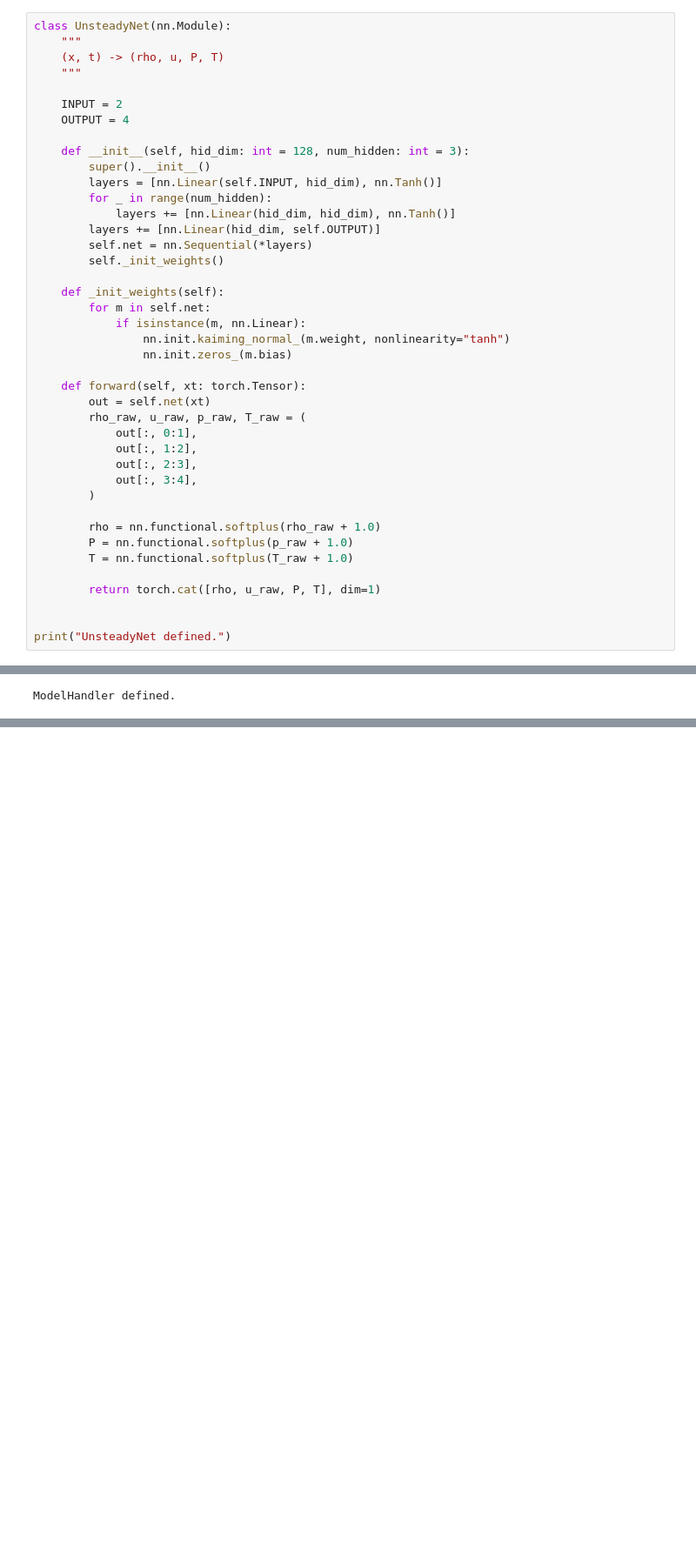
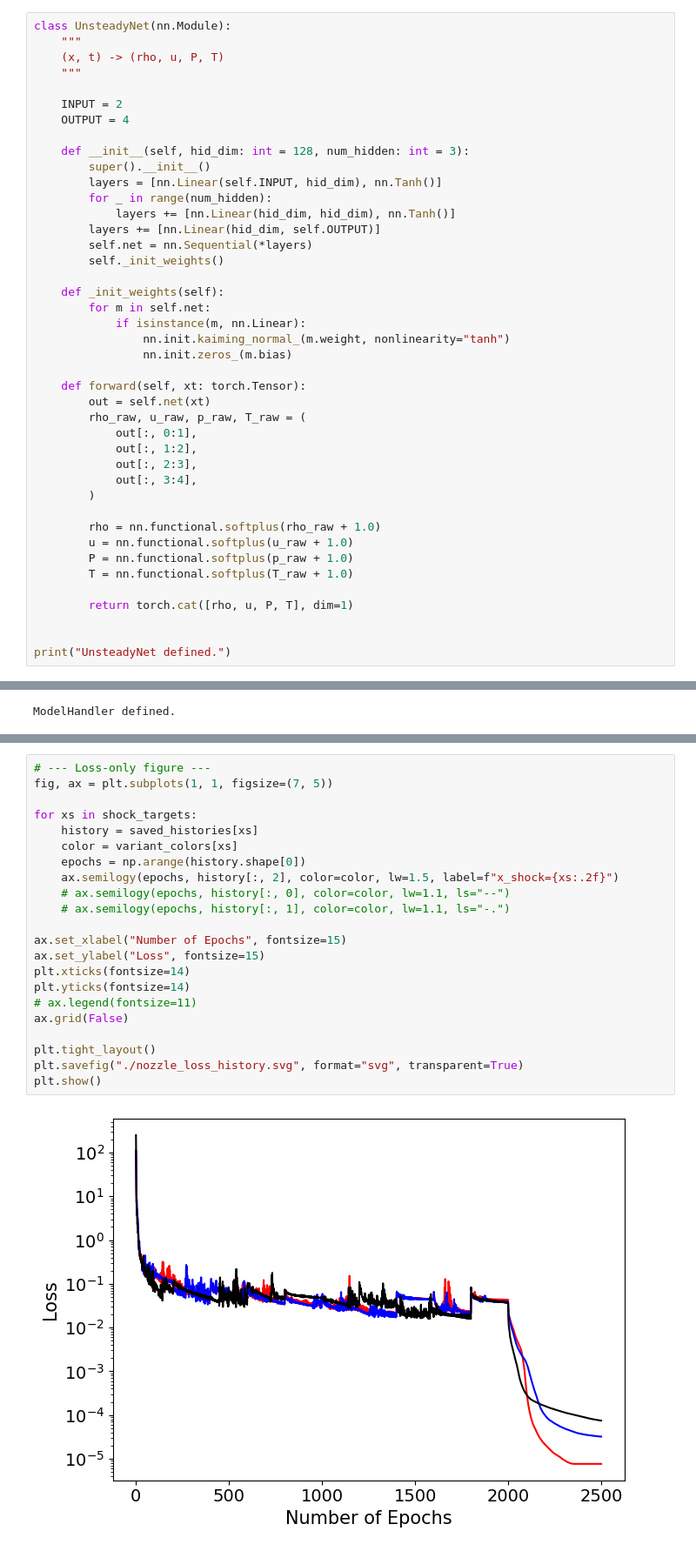
Before and after one commit to Lofty-Brambles/qsnippets, a Jupyter notebook: 07_cd_nozzle/unsteady-cd-addpinn.ipynb, the cells around one changed output, grey strips where cells are left out. Shown at 87% size. Saved outputs shown, nothing was run; the diff lists cells and outputs as text; blank space fills up the shorter version.

```diff
--- a/07_cd_nozzle/unsteady-cd-addpinn.ipynb
+++ b/07_cd_nozzle/unsteady-cd-addpinn.ipynb
@@ -263,10 +263,11 @@ class UnsteadyNet(nn.Module):
         )
 
         rho = nn.functional.softplus(rho_raw + 1.0)
+        u = nn.functional.softplus(u_raw + 1.0)
         P = nn.functional.softplus(p_raw + 1.0)
         T = nn.functional.softplus(T_raw + 1.0)
 
-        return torch.cat([rho, u_raw, P, T], dim=1)
+        return torch.cat([rho, u, P, T], dim=1)
 
 
 print("UnsteadyNet defined.")
@@ -570,3 +1015,27 @@ Detected shock at x = 0.579790  (reference = 0.7500)
+# %%
+# --- Loss-only figure ---
+fig, ax = plt.subplots(1, 1, figsize=(7, 5))
+
+for xs in shock_targets:
+    history = saved_histories[xs]
+    color = variant_colors[xs]
+    epochs = np.arange(history.shape[0])
+    ax.semilogy(epochs, history[:, 2], color=color, lw=1.5, label=f"x_shock={xs:.2f}")
+    # ax.semilogy(epochs, history[:, 0], color=color, lw=1.1, ls="--")
+    # ax.semilogy(epochs, history[:, 1], color=color, lw=1.1, ls="-.")
+
+ax.set_xlabel("Number of Epochs", fontsize=15)
+ax.set_ylabel("Loss", fontsize=15)
+plt.xticks(fontsize=14)
+plt.yticks(fontsize=14)
+# ax.legend(fontsize=11)
+ax.grid(False)
+
+plt.tight_layout()
+plt.savefig("./nozzle_loss_history.svg", format="svg", transparent=True)
+plt.show()
+# %% [output]
+[figure, added]
 # %%
 class ShockParam(nn.Module):
     def __init__(self, x: float):
```
Also changed, not shown: parts of 9 cells of this notebook, 18 other files.
